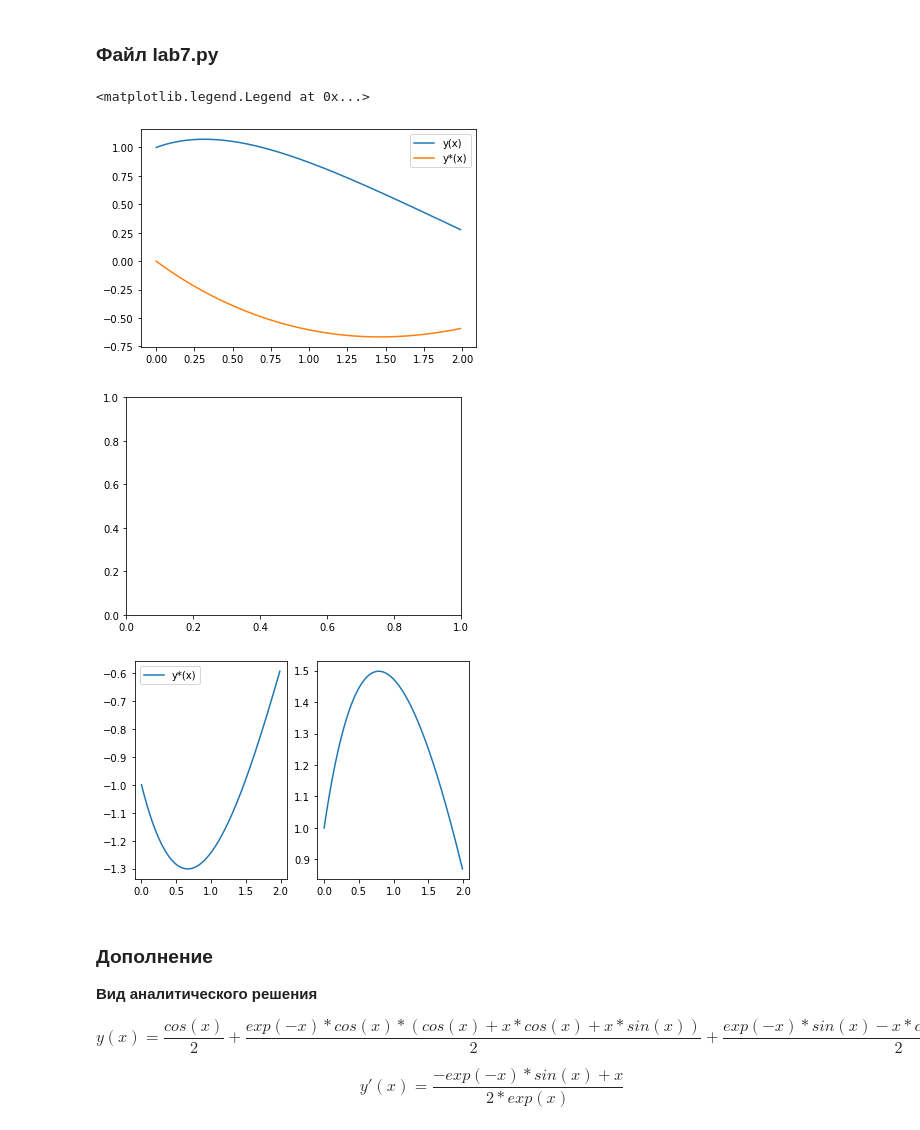
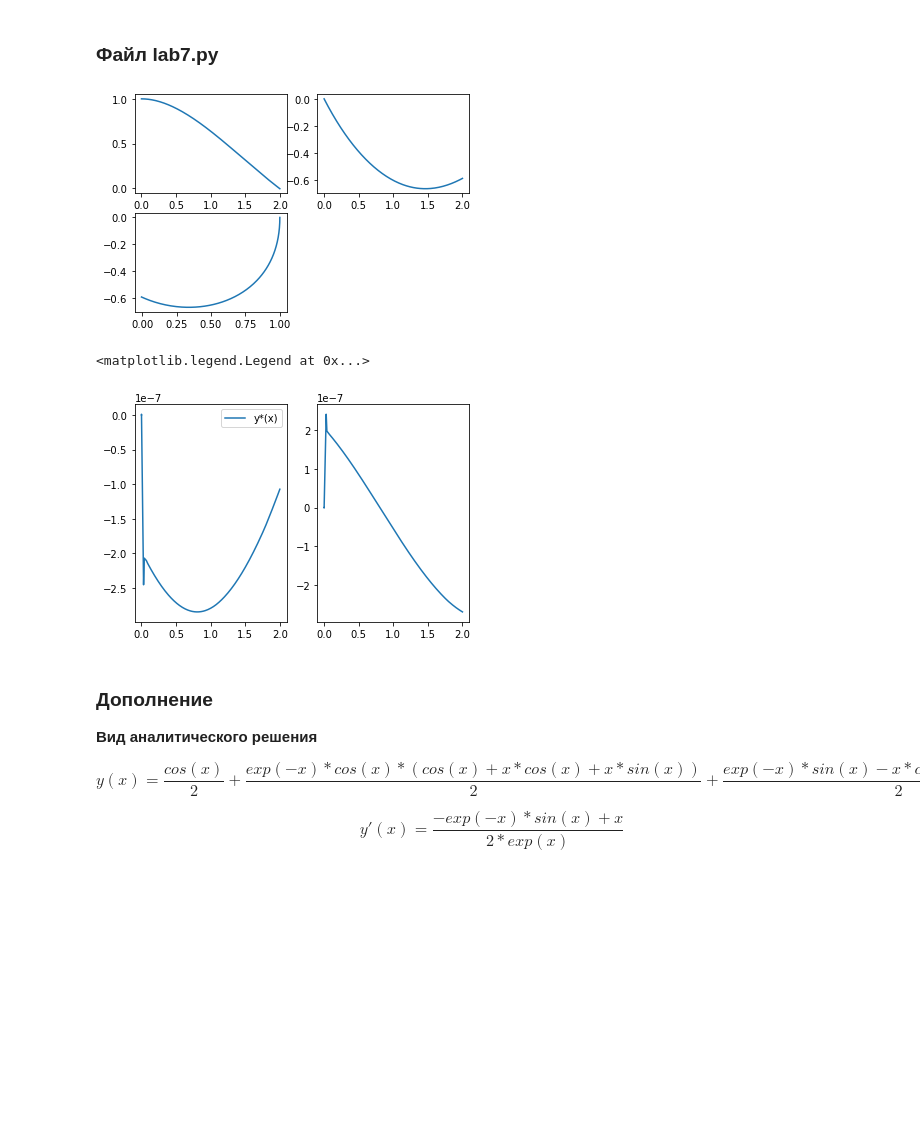
Before and after one commit to SAUSSSS/lab7, a Jupyter notebook: report.ipynb, the cells around one changed output. Saved outputs shown, nothing was run; the diff lists cells and outputs as text; code cells hidden in the pictures; blank space fills up the shorter version.

```diff
--- a/report.ipynb
+++ b/report.ipynb
@@ -141,64 +141,60 @@ ax3.legend()
 # %% [markdown]
 ### Файл **lab7.py**
 # %%
-from scipy.integrate import odeint
 import numpy as np
+from scipy.integrate import odeint,solve_ivp
+import scipy
+from numpy import sqrt, exp
 import matplotlib.pyplot as plt
-
-def f(u, x):
-    y = u[0]
-    z = u[1]
-    return [z,(1-x)*np.exp(-x) - 1/2 ]
-
-def ff(u, x):
-    y = u[0]
-    z = u[1]
-    return [z,x*np.exp(-x) - y]
 
 def analytical1(x):
     return np.cos(x)/2 + np.exp(-x)*(x/2 + 1/2)
 
 def analytical2(t):
     return -(np.exp(t) * np.sin(t) + t) / (2 * np.exp(t))
 
-x = np.arange(0.0, 2.0, 0.01)
+def model(t,z):
+	# print(z)
+	y1=z[0]
+	y2=z[1]
+	return [y2,t*np.exp(-t) - y1]
 
+# initial condition
+z0 = np.array([1,0])
 
+solve = solve_ivp(model,[0, 2],z0,method='LSODA',min_step=0.01,max_step=0.01)
 
+x=solve.t
+z=solve.y
+# print(z)
 
-x = np.arange(0.0, 2.0, 0.01)
-y0 = [0.0, 1.0]
-y1 = [1.0, 0.0]
+Y1=z[0]
+Y2=z[1]
 
-solution1 = odeint(f, y0, x)
-solution2 = odeint(ff, y1, x)
-fig1 = plt.figure()
-ax1 = fig1.add_subplot()
-fig3 = plt.figure()
-ax3 = fig3.add_subplot()
+plt.subplot(221)
+plt.plot(x,Y1)
+# plt.show()
+plt.subplot(222)
+plt.plot(x,Y2)
+# plt.show()
+plt.subplot(223)
+plt.plot(Y1,Y2)
+plt.show()
 
-
-
-
-ax1.plot(x,solution1[:,1], label = 'y(x)')
-
-ax1.plot(x,solution2[:,1], label = 'y*(x)')
-ax1.legend()
 
 
 fig2 = plt.figure()
 ax2 = fig2.add_subplot()
 
 ax2=plt.subplot('122')
-ax2.plot(x,solution1[:,1]-analytical2(x), label = 'y(x)')
+ax2.plot(x,Y1-analytical1(x), label = 'y(x)')
 ax2=plt.subplot('121')
-ax2.plot(x,solution2[:,1]-analytical1(x), label = 'y*(x)')
+ax2.plot(x,Y2-analytical2(x), label = 'y*(x)')
 ax2.legend()
 # %% [output]
+[figure, new version]
 <matplotlib.legend.Legend at 0x...>
-[figure, old version]
-[figure, old version]
+[figure, new version]
-[figure, removed]
 # %% [markdown]
 ### Дополнение
 
```
Also changed, not shown: parts of 1 cell of this notebook, 2 other files.
